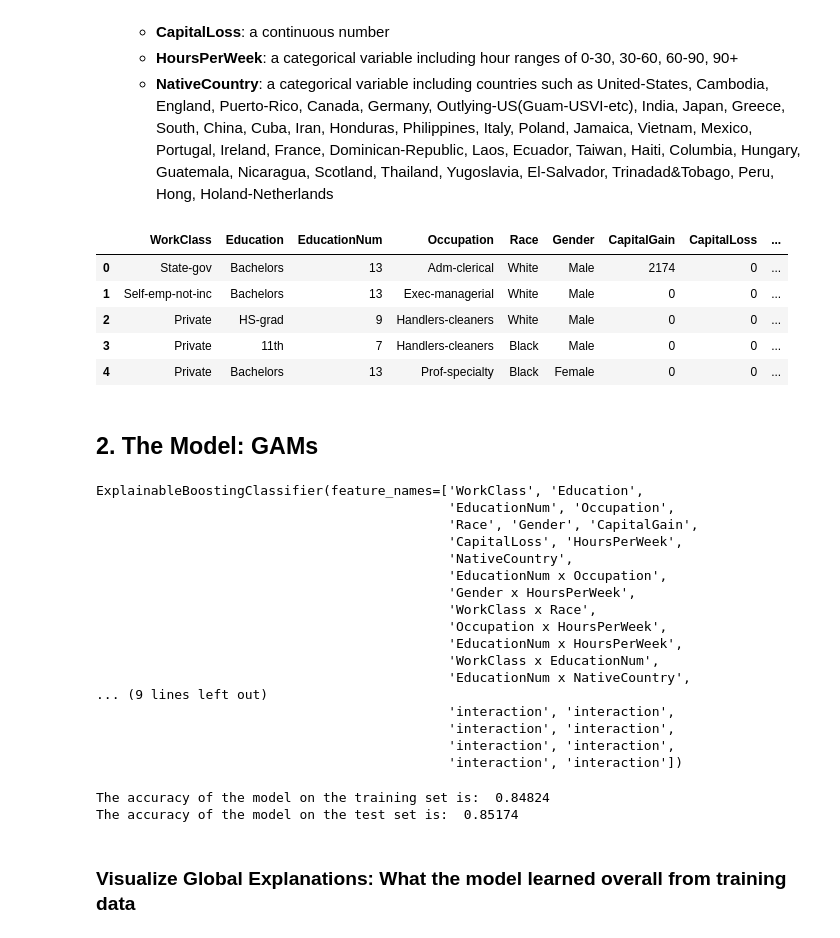
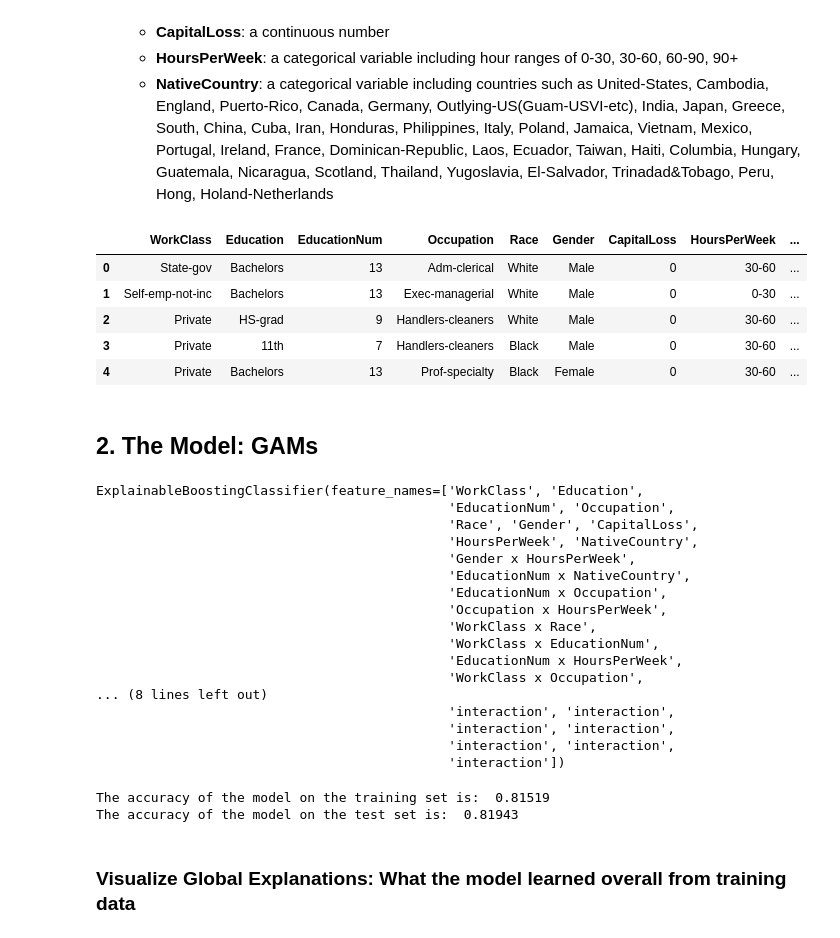
Before and after one commit to davisjrule/satisficing-pilot, a Jupyter notebook: adult_income.ipynb, the cells around one changed output. Saved outputs shown, nothing was run; the diff lists cells and outputs as text; code cells hidden in the pictures.

```diff
--- a/adult_income.ipynb
+++ b/adult_income.ipynb
@@ -38,39 +38,44 @@ def convert_hours(x):
     elif x < 60:
         return "30-60"
     elif x < 90:
         return "60-90"
     else:
         return "90+"
 
 df['HoursPerWeek'] = df['HoursPerWeek'].apply(lambda x: convert_hours(x))
 
 cols = [
         "Age", "WorkClass", "Education","EducationNum", "MaritalStatus", "Occupation", "Race", "Gender",
         "CapitalGain", "CapitalLoss", "HoursPerWeek", "NativeCountry", "Income"]
 df = df[cols]
 
+df.drop('MaritalStatus', inplace=True, axis=1)
+df.drop('Age', inplace=True, axis=1)
+df.drop('CapitalGain', inplace=True, axis=1)
+
 train_cols = df.columns[0:-1]
 label = df.columns[-1]
 X_df = df[train_cols]
 y_df = df[label]
+
 
 #Converting the response / output variable to a binary class
 y_df = y_df.apply(lambda x: 0 if x == " <=50K" else 1)
 
 dataset = {
         'X': X_df,
         'y': y_df,
 }
 
 #Top 5 rows of the original dataset:
 df.head()
 # %% [output]
-|  | WorkClass | Education | EducationNum | Occupation | Race | Gender | CapitalGain | CapitalLoss | ... |
-| 0 | State-gov | Bachelors | 13 | Adm-clerical | White | Male | 2174 | 0 | ... |
-| 1 | Self-emp-not-inc | Bachelors | 13 | Exec-managerial | White | Male | 0 | 0 | ... |
-| 2 | Private | HS-grad | 9 | Handlers-cleaners | White | Male | 0 | 0 | ... |
-| 3 | Private | 11th | 7 | Handlers-cleaners | Black | Male | 0 | 0 | ... |
-| 4 | Private | Bachelors | 13 | Prof-specialty | Black | Female | 0 | 0 | ... |
+|  | WorkClass | Education | EducationNum | Occupation | Race | Gender | CapitalLoss | HoursPerWeek | ... |
+| 0 | State-gov | Bachelors | 13 | Adm-clerical | White | Male | 0 | 30-60 | ... |
+| 1 | Self-emp-not-inc | Bachelors | 13 | Exec-managerial | White | Male | 0 | 0-30 | ... |
+| 2 | Private | HS-grad | 9 | Handlers-cleaners | White | Male | 0 | 30-60 | ... |
+| 3 | Private | 11th | 7 | Handlers-cleaners | Black | Male | 0 | 30-60 | ... |
+| 4 | Private | Bachelors | 13 | Prof-specialty | Black | Female | 0 | 30-60 | ... |
 # %%
 # Use this cell for any data-related exploration
 # %% [markdown]
@@ -90,21 +95,21 @@ ebm.fit(X_train, y_train)
 # %% [output]
 ExplainableBoostingClassifier(feature_names=['WorkClass', 'Education',
                                              'EducationNum', 'Occupation',
-                                             'Race', 'Gender', 'CapitalGain',
-                                             'CapitalLoss', 'HoursPerWeek',
-                                             'NativeCountry',
+                                             'Race', 'Gender', 'CapitalLoss',
+                                             'HoursPerWeek', 'NativeCountry',
+                                             'Gender x HoursPerWeek',
+                                             'EducationNum x NativeCountry',
                                              'EducationNum x Occupation',
-                                             'Gender x HoursPerWeek',
+                                             'Occupation x HoursPerWeek',
                                              'WorkClass x Race',
-                                             'Occupation x HoursPerWeek',
+                                             'WorkClass x EducationNum',
                                              'EducationNum x HoursPerWeek',
-                                             'WorkClass x EducationNum',
-                                             'EducationNum x NativeCountry',
-... (9 lines left out)
+                                             'WorkClass x Occupation',
+... (8 lines left out)
                                              'interaction', 'interaction',
                                              'interaction', 'interaction',
                                              'interaction', 'interaction',
-                                             'interaction', 'interaction'])
+                                             'interaction'])
 # %%
 #Training accuracy
 train_pred = ebm.predict(X_train).tolist()
@@ -122,8 +127,8 @@ print("The accuracy of the model on the test set is: ", accuracy_test)
 
 indices = [index for index, value in enumerate(zip(predictions, y_test.tolist())) if value[0] != value[1]]
 # %% [output]
-The accuracy of the model on the training set is:  0.84824
-The accuracy of the model on the test set is:  0.85174
+The accuracy of the model on the training set is:  0.81519
+The accuracy of the model on the test set is:  0.81943
 # %% [markdown]
 ### Visualize Global Explanations: What the model learned overall from training data
 # %%
```
Also changed, not shown: parts of 1 cell of this notebook.
